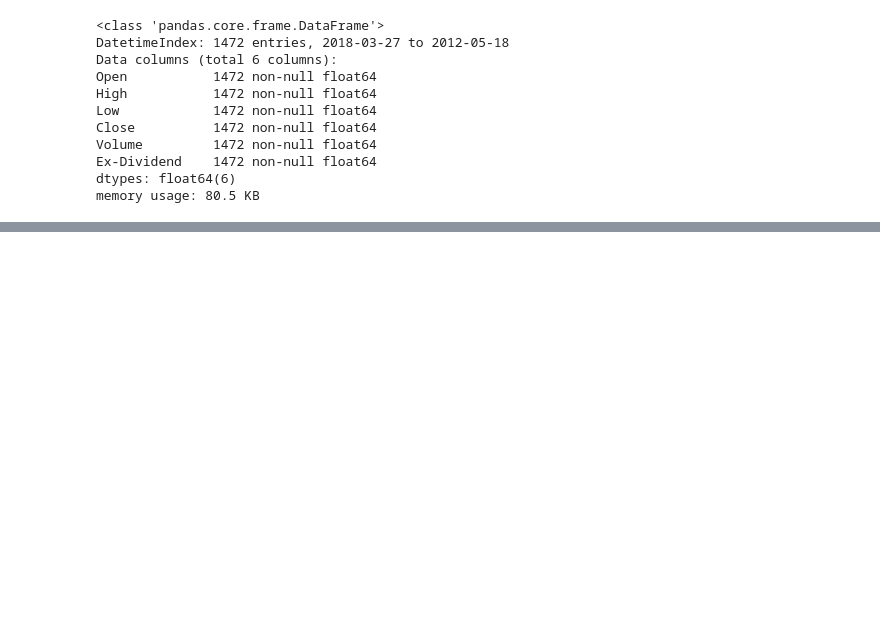
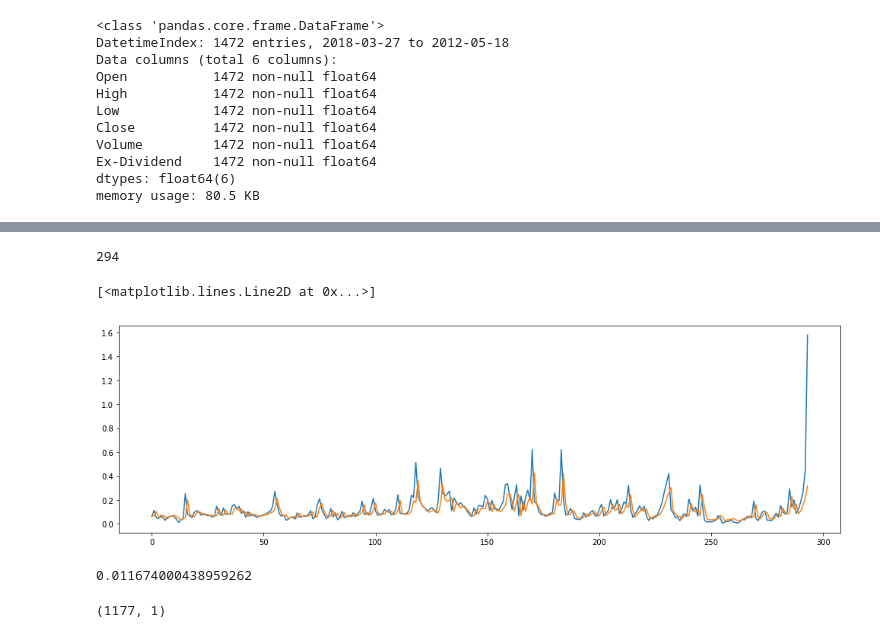
Before and after one commit to Aalena/Zero-to-Deep-learning-FINTECH, a Jupyter notebook: facebook_timeSeries_ML.ipynb, the cells around one changed output, grey strips where cells are left out. Drawn from its saved outputs; the diff is of its cells as text; code cells hidden in the pictures; blank space fills up the shorter version.

```diff
--- a/facebook_timeSeries_ML.ipynb
+++ b/facebook_timeSeries_ML.ipynb
@@ -97,0 +200,8 @@ array([76787884.])
+# %%
+K.clear_session()
+
+model = Sequential()
+model.add(Dense(12, input_dim=1, activation='relu'))
+model.add(Dense(1))
+model.compile(loss='mean_squared_error', optimizer='adam')
+model.summary()
@@ -97,0 +220,6 @@ array([76787884.])
+# %%
+early_stop = EarlyStopping(monitor='loss', patience=1, verbose=1)
+# %%
+model.fit(X_train_fb, y_train_fb, epochs=200,
+          batch_size=500, verbose=1,
+          callbacks=[early_stop])
@@ -97,0 +245,13 @@ array([76787884.])
+# %%
+y_pred = model.predict(X_test_fb)
+len(y_pred)
+# %% [output]
+294
+# %%
+len(y_test_fb)
+plt.figure(figsize=(17,5))
+plt.plot(y_test_fb)
+plt.plot(y_pred)
+# %% [output]
+[<matplotlib.lines.Line2D at 0x...>]
+[figure, added]
@@ -97,0 +260,8 @@ array([76787884.])
+# %%
+mean_squared_error(y_test_fb, y_pred)
+# %% [output]
+0.011674000438959262
+# %%
+train_sc.shape
+# %% [output]
+(1177, 1)
```
Also changed, not shown: parts of 50 cells of this notebook.
